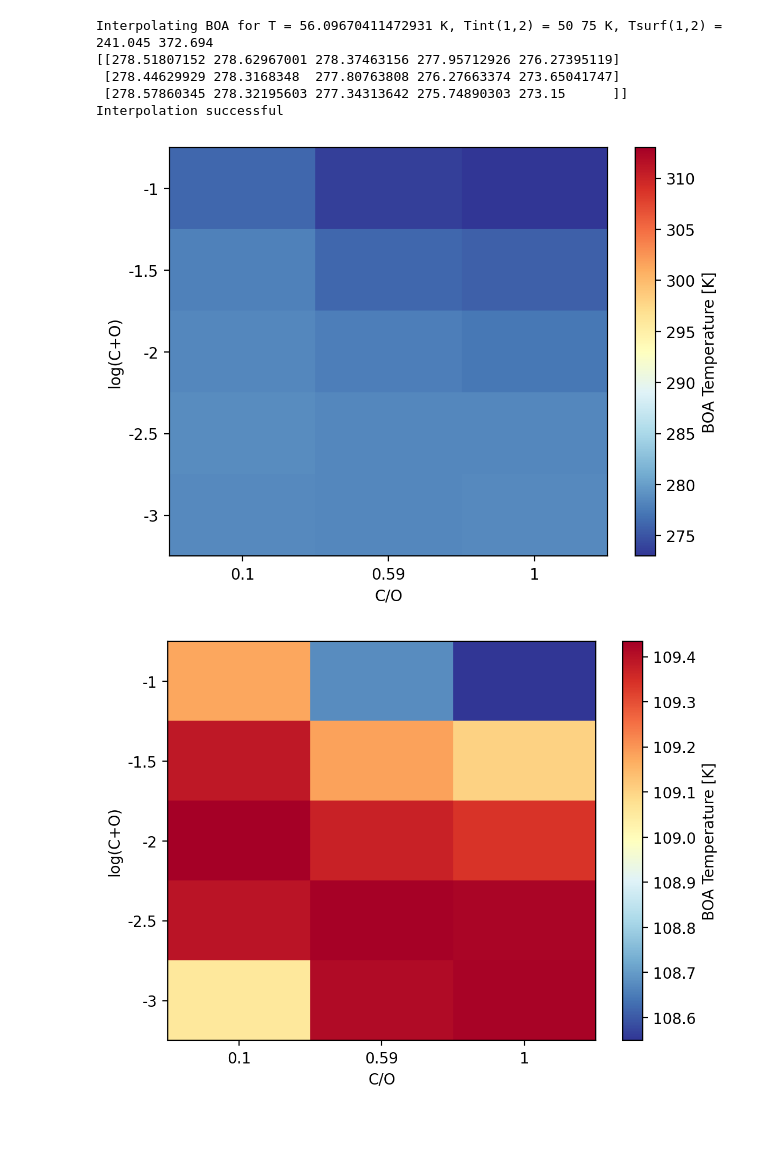
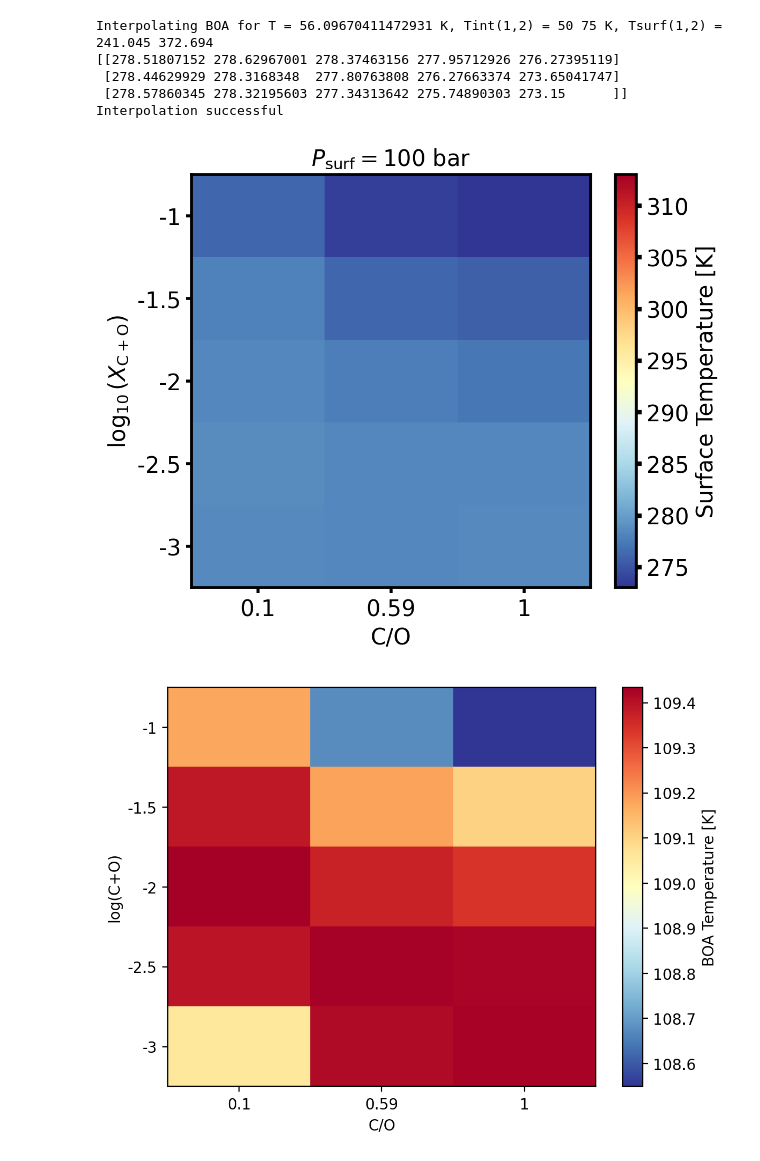
Before and after one commit to DavidDahlbudding/chelio, a Jupyter notebook: analyze/3_TsurfMatrix.ipynb, the cells around one changed output. Saved outputs shown, nothing was run; the diff lists cells and outputs as text; code cells hidden in the pictures; blank space fills up the shorter version.

```diff
--- a/analyze/3_TsurfMatrix.ipynb
+++ b/analyze/3_TsurfMatrix.ipynb
@@ -18,7 +18,7 @@ plt.rcParams['figure.dpi'] = 200
 # Define parameters for the matrix
 folder = '../output/EqCond+Remove/'
 P0s = np.array([1e6, 1e7, 1e8])
-Tints = np.array([50, 75, 100, 125, 150, 200, 250])
+Tints = np.array([50, 75, 100, 150, 200, 250])
 CplusOs = np.array([1e-3, 3.16e-3, 1e-2, 3.16e-2, 1e-1])
 CtoOs = np.array([0.1, 0.59, 1.0])
 # %%
@@ -76,11 +76,20 @@ def increase_size(ax, linewidth=3, fontsize=14):
         ax.spines[axis].set_linewidth(linewidth)
     ax.xaxis.set_tick_params(width=linewidth)
     ax.yaxis.set_tick_params(width=linewidth)
-    fontsize = 14
+    #fontsize = 14
     ax.xaxis.label.set_size(fontsize)
     ax.yaxis.label.set_size(fontsize)
     ax.xaxis.set_tick_params(labelsize=fontsize)
     ax.yaxis.set_tick_params(labelsize=fontsize)
+
+    if ax.title:
+        ax.title.set_size(fontsize)
+
+    # colorbar
+    if ax.images[0].colorbar:
+        ax.images[0].colorbar.ax.tick_params(width=3, labelsize=fontsize)
+        ax.images[0].colorbar.ax.yaxis.label.set_size(fontsize)
+        ax.images[0].colorbar.outline.set_linewidth(linewidth)
 # %%
 # --- Example 1: Load BOA Temperature Matrix ---
 i_temp = 0
@@ -134,24 +143,33 @@ Interpolating BOA for T = 56.09670411472931 K, Tint(1,2) = 50 75 K, Tsurf(1,2) =
  [278.57860345 278.32195603 277.34313642 275.74890303 273.15      ]]
 Interpolation successful
 # %%
+fig, ax = plt.subplots(figsize=(6, 5))
+
 # Plot the matrix using the new utility
 fig, ax = plot_2d_matrix(
     BOA_matrix,
     CtoOs,
     CplusOs,
-    param1_name='C/O',
-    param2_name='log(C+O)',
-    z_label='BOA Temperature [K]',
+    param1_name=r'C/O',
+    param2_name=r'$\log_{10}(X_\mathrm{C+O})$',
+    z_label='Surface Temperature [K]',
+    ax=ax,
     cmap='RdYlBu_r',
     log_z=False, # Log scale for colorbar
     vmin=273,
-    vmax=313
+    vmax=313,
+    title=r'$P_\mathrm{surf} = $' + f"{P0s[i_press]/1e6:g} bar"
 )
 # The old plot_other had a CpO_log parameter, which is now handled by formatting the tick labels.
 ax.set_yticklabels([f'{np.log10(v):.2g}' for v in CplusOs])
+
+increase_size(ax, linewidth=2, fontsize=15)
+
+fig.savefig(f'images/Paper1/BOA_P0={P0s[i_press]/1e6:g}bar_Tint={Tint_f:.0f}K.pdf', bbox_inches='tight')
+
 plt.show()
 # %% [output]
-[figure, old version]
+[figure, new version]
 # %%
 # Plot the matrix using the new utility
 fig, ax = plot_2d_matrix(
```
Also changed, not shown: 13 other files.
